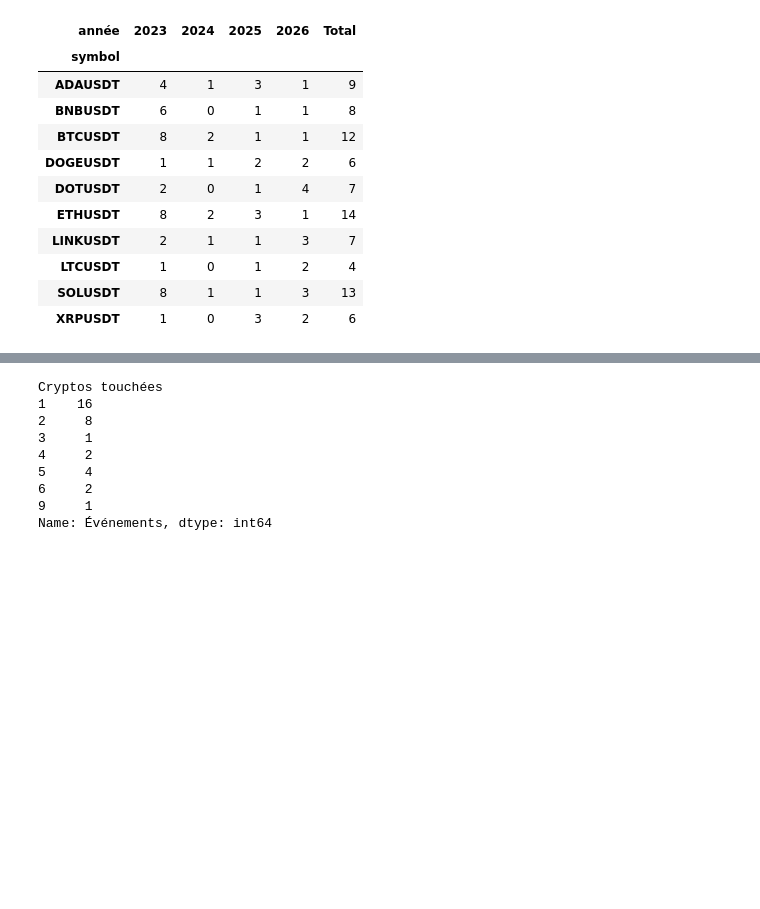
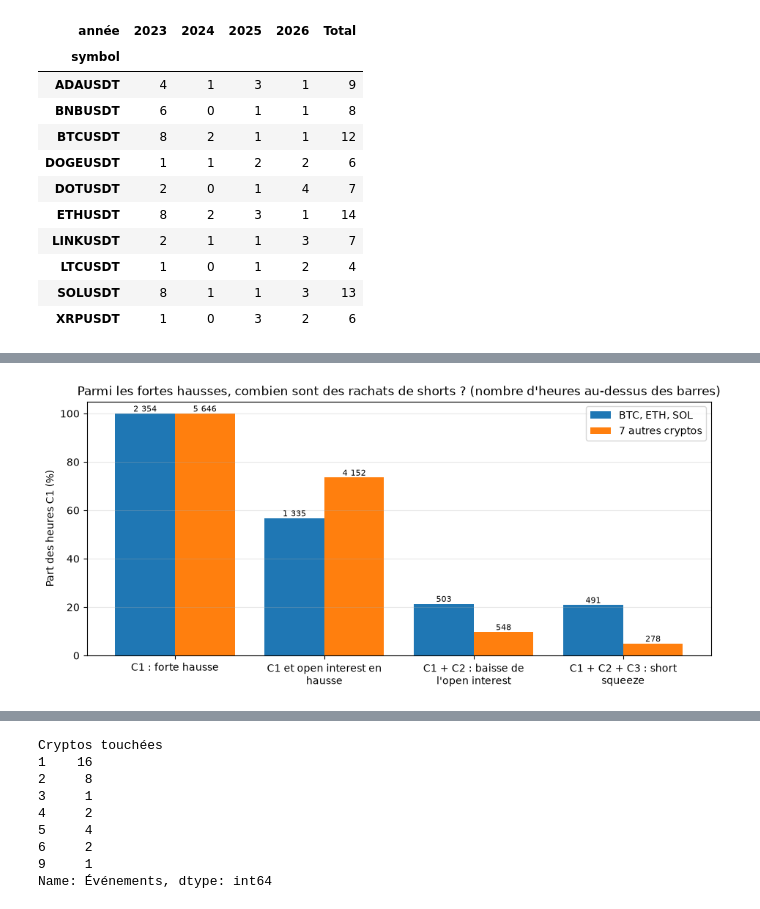
Before and after one commit to Ethanyounes/Ensae-Data-Science, a Jupyter notebook: rapport.ipynb, the cells around one changed output, grey strips where cells are left out. Saved outputs shown, nothing was run; the diff lists cells and outputs as text; code cells hidden in the pictures; blank space fills up the shorter version.

```diff
--- a/rapport.ipynb
+++ b/rapport.ipynb
@@ -533,0 +508,6 @@ La cible reste rare, et sa fréquence varie beaucoup : de 0,03 % des heures pour
+# %%
+nombres_entonnoir = descriptif.entonnoir(panel_cible)
+descriptif.graphique_entonnoir(descriptif.entonnoir_trois_grosses(nombres_entonnoir))
+nombres_entonnoir
+# %% [output]
+[figure, added]
```
Also changed, not shown: parts of 45 cells of this notebook, 2 other files.
